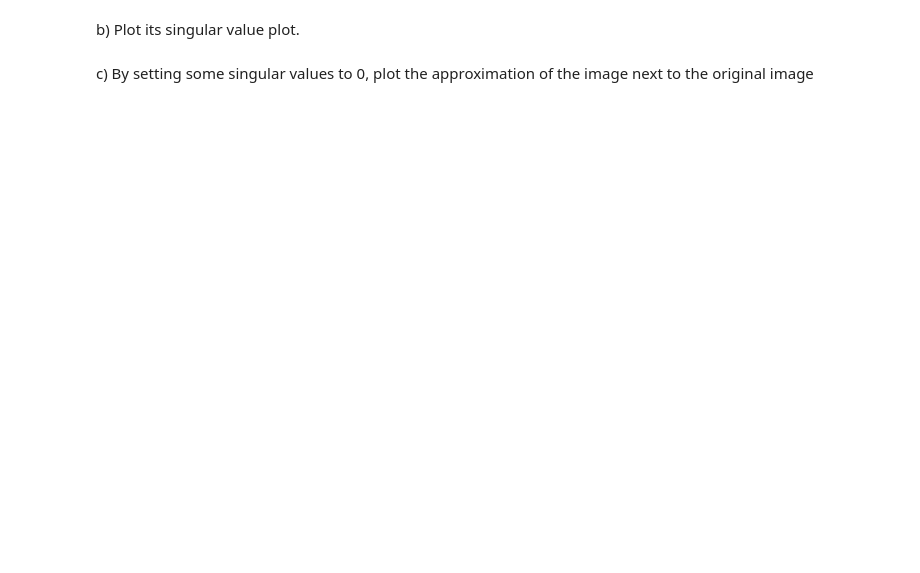
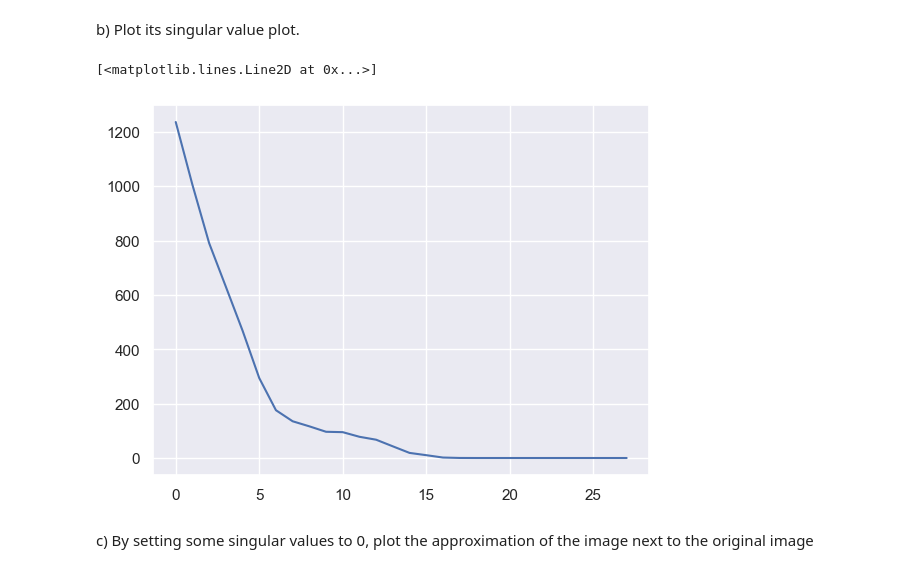
Before and after one commit to will18870/Data-Science-Fundamentals, a Jupyter notebook: lecture_10/worksheet_10.ipynb, the cells around one changed output. Drawn from its saved outputs; the diff is of its cells as text; code cells hidden in the pictures; blank space fills up the shorter version.

```diff
--- a/lecture_10/worksheet_10.ipynb
+++ b/lecture_10/worksheet_10.ipynb
@@ -301,4 +317,10 @@ X, y = fetch_openml(name="mnist_784", version=1, return_X_y=True, as_frame=False
 # %% [markdown]
 b) Plot its singular value plot.
+# %%
+u,s,vt=np.linalg.svd(X[randig].reshape(28, 28),full_matrices=False)
+plt.plot(s)
+# %% [output]
+[<matplotlib.lines.Line2D at 0x...>]
+[figure, added]
 # %% [markdown]
 c) By setting some singular values to 0, plot the approximation of the image next to the original image
```
Also changed, not shown: parts of 25 cells of this notebook.
